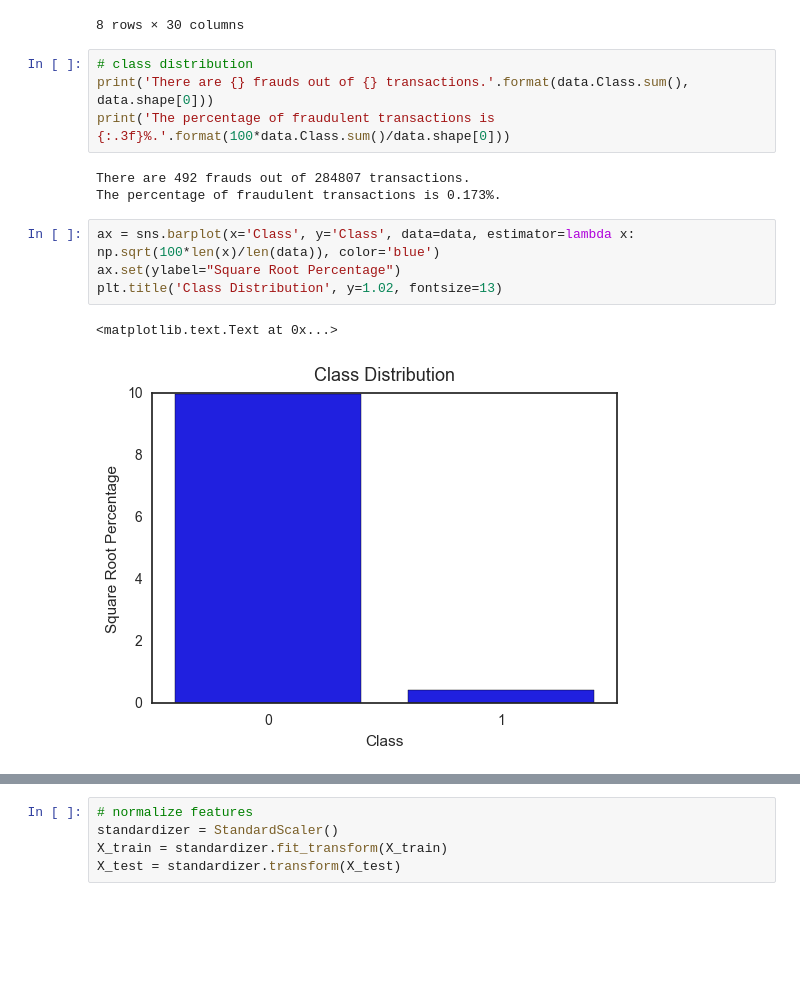
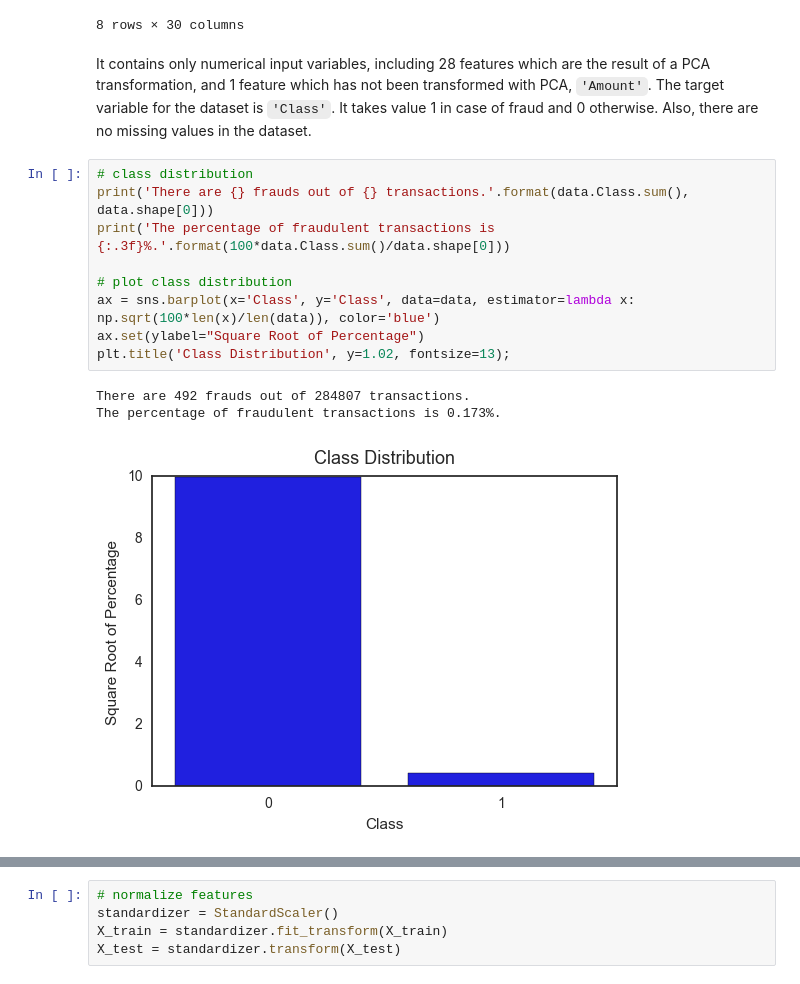
Before and after one commit to yanfei-wu/kaggle, a Jupyter notebook: fraud/notebook/FraudDetection.ipynb, the cells around one changed output, grey strips where cells are left out. Drawn from its saved outputs; the diff is of its cells as text; blank space fills up the shorter version.

```diff
--- a/fraud/notebook/FraudDetection.ipynb
+++ b/fraud/notebook/FraudDetection.ipynb
@@ -96,18 +100,19 @@ data.describe()
 | 75% | 1.315642e+00 | 8.037239e-01 | 1.027196e+00 | 7.433413e-01 | 6.119264e-01 | 3.985649e-01 | 5.704361e-01 | 3.273459e-01 | 5.971390e-01 | 4.539234e-01 | ... | ... |
 | max | 2.454930e+00 | 2.205773e+01 | 9.382558e+00 | 1.687534e+01 | 3.480167e+01 | 7.330163e+01 | 1.205895e+02 | 2.000721e+01 | 1.559499e+01 | 2.374514e+01 | ... | ... |
 8 rows × 30 columns
+# %% [markdown]
+It contains only numerical input variables, including 28 features which are the result of a PCA transformation, and 1 feature which has not been transformed with PCA, `'Amount'`. The target variable for the dataset is `'Class'`. It takes value 1 in case of fraud and 0 otherwise. Also, there are no missing values in the dataset.
 # %%
 # class distribution
 print('There are {} frauds out of {} transactions.'.format(data.Class.sum(), data.shape[0]))
 print('The percentage of fraudulent transactions is {:.3f}%.'.format(100*data.Class.sum()/data.shape[0]))
+
+# plot class distribution
+ax = sns.barplot(x='Class', y='Class', data=data, estimator=lambda x: np.sqrt(100*len(x)/len(data)), color='blue')
+ax.set(ylabel="Square Root of Percentage")
+plt.title('Class Distribution', y=1.02, fontsize=13);
 # %% [output]
 There are 492 frauds out of 284807 transactions.
 The percentage of fraudulent transactions is 0.173%.
+[figure, added]
-# %%
-ax = sns.barplot(x='Class', y='Class', data=data, estimator=lambda x: np.sqrt(100*len(x)/len(data)), color='blue')
-ax.set(ylabel="Square Root Percentage")
-plt.title('Class Distribution', y=1.02, fontsize=13)
-# %% [output]
-<matplotlib.text.Text at 0x...>
-[figure, removed]
 # %%
```
Also changed, not shown: parts of 60 cells of this notebook.
